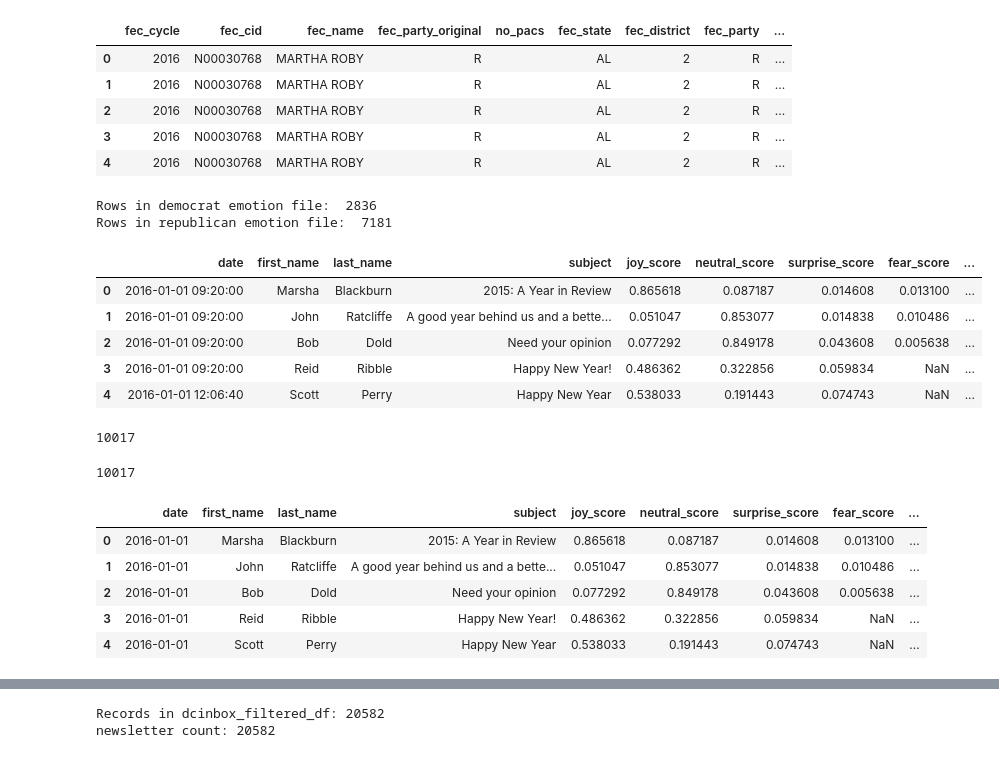
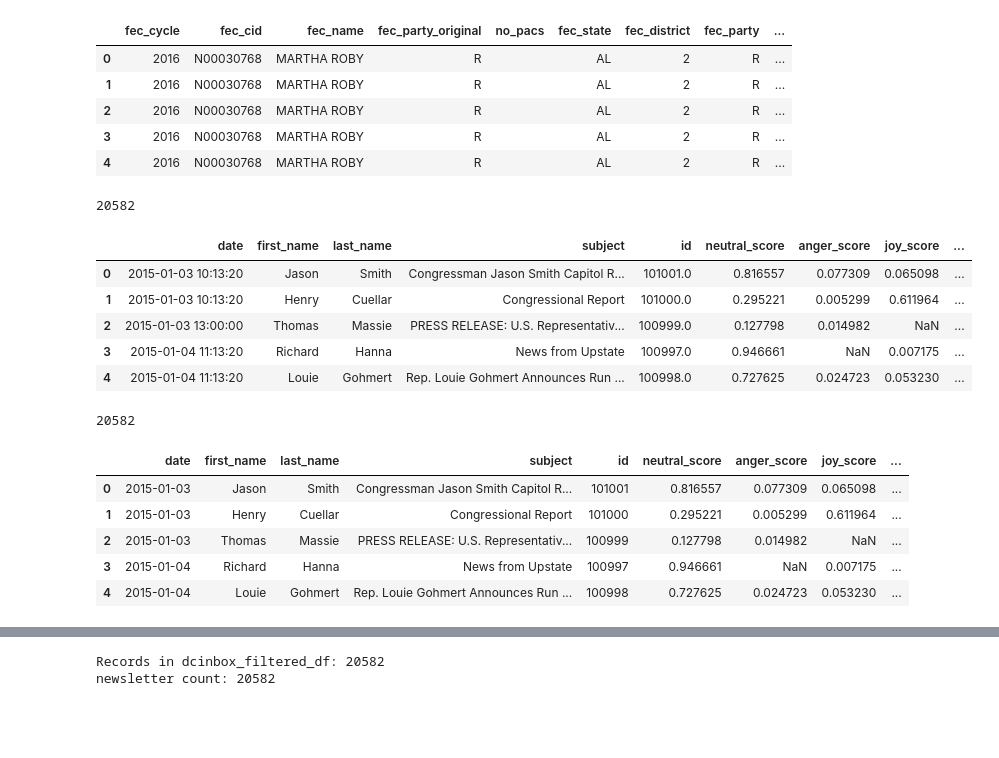
Before and after one commit to marobinette/cfd-project-ds1, a Jupyter notebook: notebooks/Matched_Politicians_Dataset_Creation.ipynb, the cells around one changed output, grey strips where cells are left out. Drawn from its saved outputs; the diff is of its cells as text; code cells hidden in the pictures; blank space fills up the shorter version.

```diff
--- a/notebooks/Matched_Politicians_Dataset_Creation.ipynb
+++ b/notebooks/Matched_Politicians_Dataset_Creation.ipynb
@@ -388,39 +315,42 @@ cand_contribs_df.head()
 # %%
 # Read in the newsletter emotion data
 
 # Democrats
-dem_emotion_raw_df = pd.read_csv(
-    "../data/emotion_scores/democrat_emails_emotions.csv",
-    quotechar = '"',   # Make sure actual quotation marks in newsletters are handled right
-    engine = 'python'    # This might be able to handle very long messages better
+# dem_emotion_raw_df = pd.read_csv(
+#     "../data/emotion_scores/democrat_emails_emotions.csv",
+#     quotechar = '"',   # Make sure actual quotation marks in newsletters are handled right
+#     engine = 'python'    # This might be able to handle very long messages better
+# )
+
+# Democrats
+# rep_emotion_raw_df = pd.read_csv(
+#     "../data/emotion_scores/republican_emails_emotions.csv",
+#     quotechar = '"',   # Make sure actual quotation marks in newsletters are handled right
+#     engine = 'python'    # This might be able to handle very long messages better
+# )
+
+# All parties
+emotion_raw_df = pd.read_csv(
+    "../data/emotion_scores/emotion_scores_dcinbox_114.csv",
+    quotechar = '"',
+    engine = "python"
 )
 
-# Democrats
-rep_emotion_raw_df = pd.read_csv(
-    "../data/emotion_scores/republican_emails_emotions.csv",
-    quotechar = '"',   # Make sure actual quotation marks in newsletters are handled right
-    engine = 'python'    # This might be able to handle very long messages better
-)
+# print("Rows in democrat emotion file: ", len(dem_emotion_raw_df))
+# print("Rows in republican emotion file: ", len(rep_emotion_raw_df))
+# Join the democrat and republican emotion files together
+# emotion_raw_df = pd.concat([rep_emotion_raw_df, dem_emotion_raw_df], ignore_index=True)
 
-print("Rows in democrat emotion file: ", len(dem_emotion_raw_df))
-print("Rows in republican emotion file: ", len(rep_emotion_raw_df))
-rep_emotion_raw_df.head()
+print(len(emotion_raw_df))
+emotion_raw_df.head()
 # %% [output]
-Rows in democrat emotion file:  2836
-Rows in republican emotion file:  7181
+20582
-|  | date | first_name | last_name | subject | joy_score | neutral_score | surprise_score | fear_score | ... |
-| 0 | 2016-01-01 09:20:00 | Marsha | Blackburn | 2015: A Year in Review | 0.865618 | 0.087187 | 0.014608 | 0.013100 | ... |
-| 1 | 2016-01-01 09:20:00 | John | Ratcliffe | A good year behind us and a bette... | 0.051047 | 0.853077 | 0.014838 | 0.010486 | ... |
-| 2 | 2016-01-01 09:20:00 | Bob | Dold | Need your opinion | 0.077292 | 0.849178 | 0.043608 | 0.005638 | ... |
-| 3 | 2016-01-01 09:20:00 | Reid | Ribble | Happy New Year! | 0.486362 | 0.322856 | 0.059834 | NaN | ... |
-| 4 | 2016-01-01 12:06:40 | Scott | Perry | Happy New Year | 0.538033 | 0.191443 | 0.074743 | NaN | ... |
+|  | date | first_name | last_name | subject | id | neutral_score | anger_score | joy_score | ... |
+| 0 | 2015-01-03 10:13:20 | Jason | Smith | Congressman Jason Smith Capitol R... | 101001.0 | 0.816557 | 0.077309 | 0.065098 | ... |
+| 1 | 2015-01-03 10:13:20 | Henry | Cuellar | Congressional Report | 101000.0 | 0.295221 | 0.005299 | 0.611964 | ... |
+| 2 | 2015-01-03 13:00:00 | Thomas | Massie | PRESS RELEASE: U.S. Representativ... | 100999.0 | 0.127798 | 0.014982 | NaN | ... |
+| 3 | 2015-01-04 11:13:20 | Richard | Hanna | News from Upstate | 100997.0 | 0.946661 | NaN | 0.007175 | ... |
+| 4 | 2015-01-04 11:13:20 | Louie | Gohmert | Rep. Louie Gohmert Announces Run ... | 100998.0 | 0.727625 | 0.024723 | 0.053230 | ... |
-# %%
-# Join the democrat and republican emotion files together
-
-emotion_raw_df = pd.concat([rep_emotion_raw_df, dem_emotion_raw_df], ignore_index=True)
-print(len(emotion_raw_df))
-# %% [output]
-10017
 # %%
 # Add columns to emotion data to match equivalent join columns in dcinbox data
 
@@ -434,16 +364,19 @@ emotion_clean_df['full_name'] = emotion_clean_df['first_name'].fillna('') + ' '
 emotion_clean_df['full_name'] = emotion_clean_df['full_name'].str.strip()
 emotion_clean_df['full_name'] = emotion_clean_df['full_name'].str.upper()
 
+# Convert the ID field to an integer
+emotion_clean_df['id'] = pd.to_numeric(emotion_clean_df['id'], errors='coerce').fillna(0).astype(int)
+
 print(len(emotion_clean_df))
 emotion_clean_df.head()
 # %% [output]
-10017
+20582
-|  | date | first_name | last_name | subject | joy_score | neutral_score | surprise_score | fear_score | ... |
-| 0 | 2016-01-01 | Marsha | Blackburn | 2015: A Year in Review | 0.865618 | 0.087187 | 0.014608 | 0.013100 | ... |
-| 1 | 2016-01-01 | John | Ratcliffe | A good year behind us and a bette... | 0.051047 | 0.853077 | 0.014838 | 0.010486 | ... |
-| 2 | 2016-01-01 | Bob | Dold | Need your opinion | 0.077292 | 0.849178 | 0.043608 | 0.005638 | ... |
-| 3 | 2016-01-01 | Reid | Ribble | Happy New Year! | 0.486362 | 0.322856 | 0.059834 | NaN | ... |
-| 4 | 2016-01-01 | Scott | Perry | Happy New Year | 0.538033 | 0.191443 | 0.074743 | NaN | ... |
+|  | date | first_name | last_name | subject | id | neutral_score | anger_score | joy_score | ... |
+| 0 | 2015-01-03 | Jason | Smith | Congressman Jason Smith Capitol R... | 101001 | 0.816557 | 0.077309 | 0.065098 | ... |
+| 1 | 2015-01-03 | Henry | Cuellar | Congressional Report | 101000 | 0.295221 | 0.005299 | 0.611964 | ... |
+| 2 | 2015-01-03 | Thomas | Massie | PRESS RELEASE: U.S. Representativ... | 100999 | 0.127798 | 0.014982 | NaN | ... |
+| 3 | 2015-01-04 | Richard | Hanna | News from Upstate | 100997 | 0.946661 | NaN | 0.007175 | ... |
+| 4 | 2015-01-04 | Louie | Gohmert | Rep. Louie Gohmert Announces Run ... | 100998 | 0.727625 | 0.024723 | 0.053230 | ... |
 # %%
 # Add text-parsing columns to dcinbox data
 # including word count, fundraising term count, and
```
Also changed, not shown: parts of 25 cells of this notebook, 4 other files.
